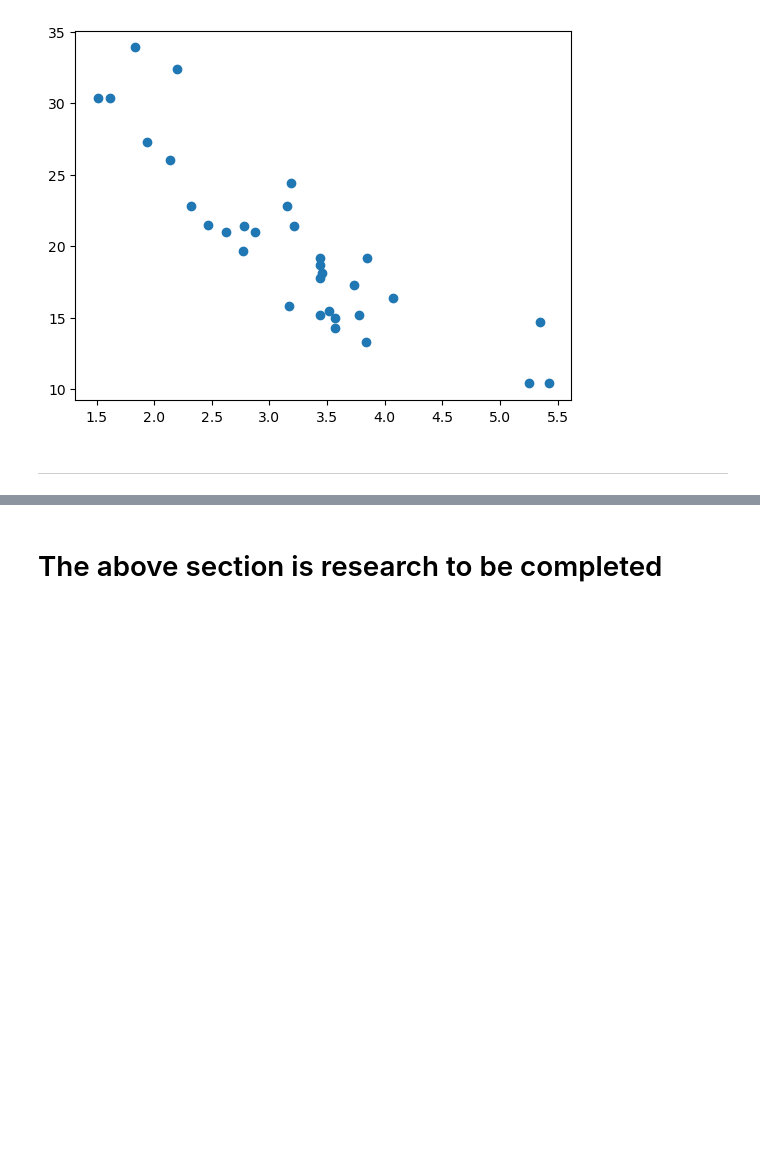
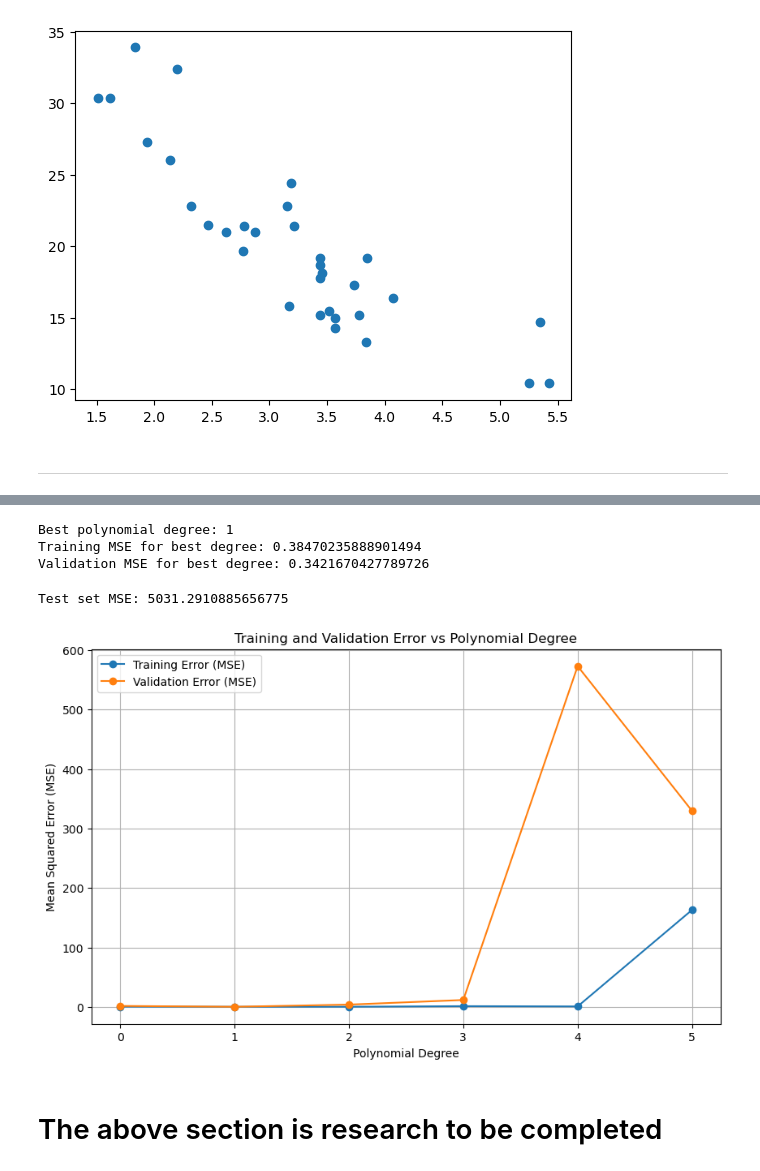
Before and after one commit to keithmmc/machinelearning, a Jupyter notebook: week2/lab.ipynb, the cells around one changed output, grey strips where cells are left out. Saved outputs shown, nothing was run; the diff lists cells and outputs as text; code cells hidden in the pictures; blank space fills up the shorter version.

```diff
--- a/week2/lab.ipynb
+++ b/week2/lab.ipynb
@@ -235,3 +235,11 @@ plt.scatter(dfcars["wt"],dfcars["mpg"])
 [figure]
 # %% [markdown]
 __________________________
+# %%
+X = dfcars[['disp', 'hp', 'wt'] ] # Predictor variables (displacement, horsepower, weight)
+y = dfcars['drat']                 # Target variable (miles per gallon)
+
+# Split the data into training and test sets (e.g., 70% training, 30% test)
+X_train, X_test, y_train, y_test = train_test_split(X, y, test_size=0.3, random_state=42)
+# %%
+X_v_train, X_v_valid, y_v_train, y_v_valid = train_test_split(X_train, y_train, test_size=0.2, random_state=42)
@@ -238,3 +252,73 @@ __________________________
+# %%
+degrees = [0, 1, 2, 3, 4, 5]
+# %%
+error_train = np.empty(len(degrees))
+error_valid = np.empty(len(degrees))
+score_train = np.empty(len(degrees))
+score_valid = np.empty(len(degrees))
+
+# Loop through each polynomial degree
+for i, d in enumerate(degrees):
+
+    # Create polynomial features for the given degree
+    poly = PolynomialFeatures(degree=d)
+    X_c_train = poly.fit_transform(X_v_train)  # Transform the training set
+    X_c_valid = poly.fit_transform(X_v_valid)  # Transform the validation set
+
+    # Fit a linear regression model on the transformed training set
+    model = LinearRegression()
+    model.fit(X_c_train, y_v_train)
+
+    # Make predictions on the transformed training and validation sets
+    y_train_pred = model.predict(X_c_train)
+    y_valid_pred = model.predict(X_c_valid)
+
+    error_train[i] = mean_squared_error(y_v_train, y_train_pred)
+    error_train[i] = mean_squared_error(y_v_valid, y_valid_pred)
+    score_train[i] = model.score(X_c_train, y_v_train)
+    score_valid[i] = model.score(X_c_valid, y_v_valid)
+
+best_degree_index = np.argmin(error_valid)
+best_degree = degrees[best_degree_index]
+
+print(f"Best polynomial degree: {best_degree}")
+print(f"Training MSE for best degree: {error_train[best_degree_index]}")
+print(f"Validation MSE for best degree: {error_valid[best_degree_index]}")
+# %% [output]
+Best polynomial degree: 1
+Training MSE for best degree: 0.38470235888901494
+Validation MSE for best degree: 0.3421670427789726
+# %%
+poly = PolynomialFeatures(degree=best_degree)
+X_c_train_full = poly.fit_transform(X_train)  # Transform the entire training set
+X_c_test = poly.fit_transform(X_test)         # Transform the test set
+
+# Fit the model again
+final_model = LinearRegression()
+final_model.fit(X_c_train_full, y_train)
+
+# Evaluate the model on the test set
+y_test_pred = final_model.predict(X_c_test)
+test_mse = mean_squared_error(y_test, y_test_pred)
+
+print(f"Test set MSE: {test_mse}")
+# %% [output]
+Test set MSE: 5031.2910885656775
+# %%
+
+
+# Plot training and validation errors for each polynomial degree
+plt.figure(figsize=(10,6))
+plt.plot(degrees, error_train, label='Training Error (MSE)', marker='o')
+plt.plot(degrees, error_valid, label='Validation Error (MSE)', marker='o')
+plt.xlabel('Polynomial Degree')
+plt.ylabel('Mean Squared Error (MSE)')
+plt.title('Training and Validation Error vs Polynomial Degree')
+plt.legend()
+plt.grid(True)
+plt.show()
+# %% [output]
+[figure, added]
 # %% [markdown]
 # The above section is research to be completed
 # %%
```
Also changed, not shown: parts of 7 cells of this notebook.
